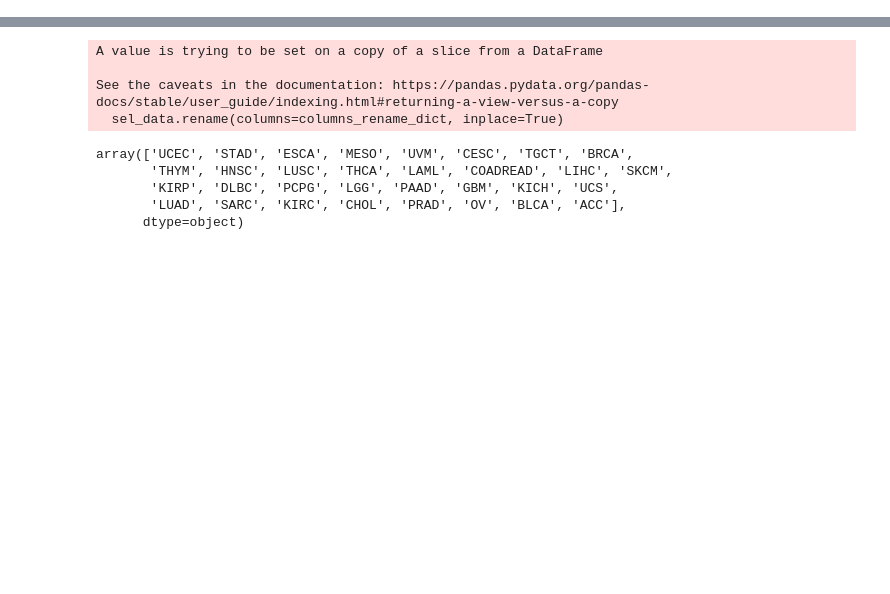
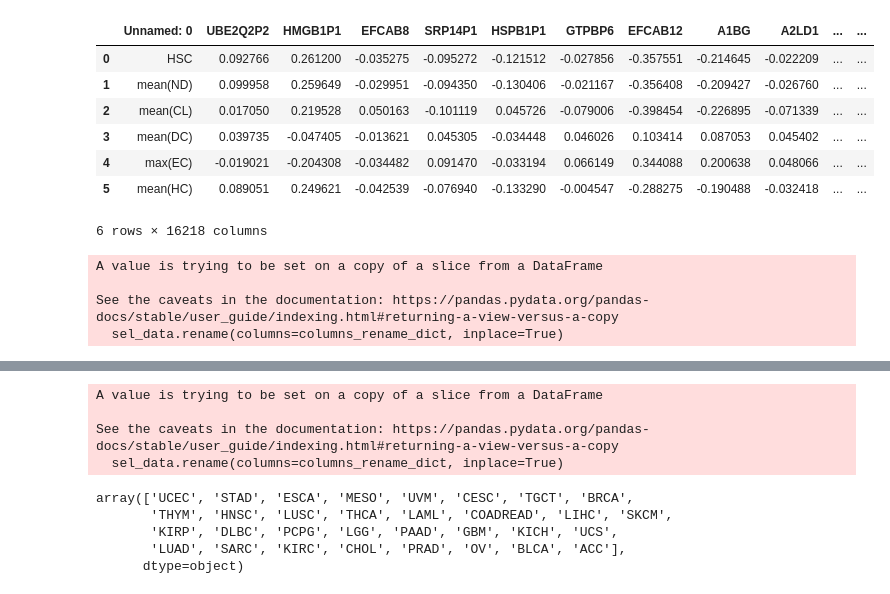
Before and after one commit to mostafajahanifar/pacman, a Jupyter notebook: playground_data_handling.ipynb, the cells around one changed output, grey strips where cells are left out. Cells and saved outputs as stored; diff of their text form; code cells hidden in the pictures; blank space fills up the shorter version.

```diff
--- a/playground_data_handling.ipynb
+++ b/playground_data_handling.ipynb
@@ -11,6 +108,34 @@ signatures = pd.read_csv("gene/data/signatures.csv")
 hugo_table = pd.read_csv("gene/data/data_mrna_seq_v2_rsem_zscores_ref_all_samples.txt", sep="\t")
 hugo_table = hugo_table[["Hugo_Symbol", "Entrez_Gene_Id"]]
 hugo_table = hugo_table.dropna(axis="rows", how="any")
+# %%
+mosi = pd.read_csv(r"gene\expression_new\BRCA\corr_r.csv")
+mosi
+# %% [output]
+|  | Unnamed: 0 | UBE2Q2P2 | HMGB1P1 | EFCAB8 | SRP14P1 | HSPB1P1 | GTPBP6 | EFCAB12 | A1BG | A2LD1 | ... | ... |
+| 0 | HSC | 0.092766 | 0.261200 | -0.035275 | -0.095272 | -0.121512 | -0.027856 | -0.357551 | -0.214645 | -0.022209 | ... | ... |
+| 1 | mean(ND) | 0.099958 | 0.259649 | -0.029951 | -0.094350 | -0.130406 | -0.021167 | -0.356408 | -0.209427 | -0.026760 | ... | ... |
+| 2 | mean(CL) | 0.017050 | 0.219528 | 0.050163 | -0.101119 | 0.045726 | -0.079006 | -0.398454 | -0.226895 | -0.071339 | ... | ... |
+| 3 | mean(DC) | 0.039735 | -0.047405 | -0.013621 | 0.045305 | -0.034448 | 0.046026 | 0.103414 | 0.087053 | 0.045402 | ... | ... |
+| 4 | max(EC) | -0.019021 | -0.204308 | -0.034482 | 0.091470 | -0.033194 | 0.066149 | 0.344088 | 0.200638 | 0.048066 | ... | ... |
+| 5 | mean(HC) | 0.089051 | 0.249621 | -0.042539 | -0.076940 | -0.133290 | -0.004547 | -0.288275 | -0.190488 | -0.032418 | ... | ... |
+6 rows × 16218 columns
+# %%
+# converting the entrez of all genes data to symbols
+sel_genes = hugo_table["Hugo_Symbol"].to_list()
+sel_genes_entrez = [str(gene) for gene in hugo_table[hugo_table["Hugo_Symbol"].isin(sel_genes)]["Entrez_Gene_Id"] if str(gene) in data.columns]
+
+sel_data = data[["type", "case_id"]+sel_genes_entrez]
+sel_genes_names = [hugo_table[hugo_table["Entrez_Gene_Id"]==int(gene)]["Hugo_Symbol"].iloc[0] for gene in sel_genes_entrez]
+columns_rename_dict = dict()
+columns_rename_dict = {i: cid for i, cid in zip(sel_genes_entrez, sel_genes_names)}
+sel_data.rename(columns=columns_rename_dict, inplace=True)
+sel_data.to_csv("gene/data/tcga_all_gene_expressions_normalized.csv", index=None)
+# %% [output]
+A value is trying to be set on a copy of a slice from a DataFrame
+
+See the caveats in the documentation: https://pandas.pydata.org/pandas-docs/stable/user_guide/indexing.html#returning-a-view-versus-a-copy
+  sel_data.rename(columns=columns_rename_dict, inplace=True)
 # %%
 # collect list of genes to look up
 sel_genes = []
```
Also changed, not shown: parts of 3 cells of this notebook, 10 other files.
